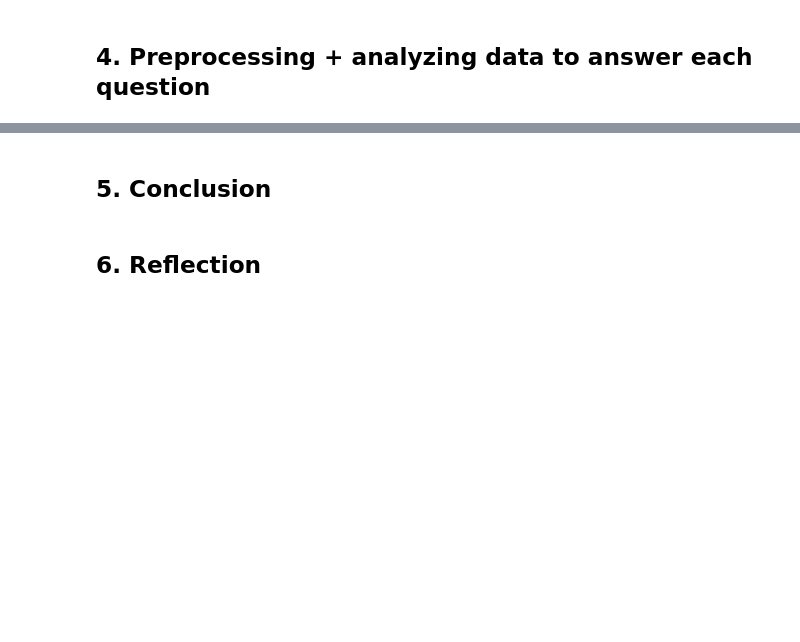
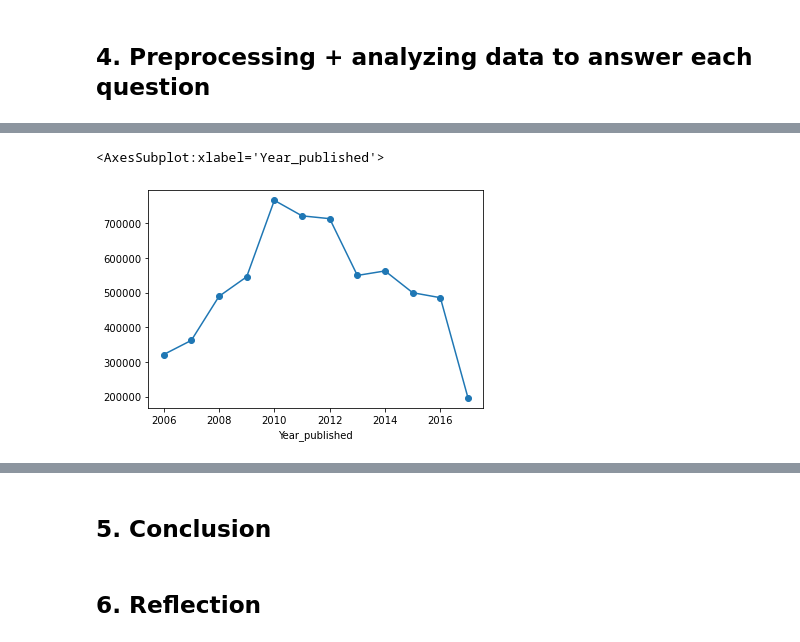
Before and after one commit to devlmhieu7521/LTKHDL_Final, a Jupyter notebook: project_final.ipynb, the cells around one changed output, grey strips where cells are left out. Saved outputs shown, nothing was run; the diff lists cells and outputs as text; code cells hidden in the pictures; blank space fills up the shorter version.

```diff
--- a/project_final.ipynb
+++ b/project_final.ipynb
@@ -140,3 +158,5 @@ dtype: object
+# %%
+ted_df['ratings'] = ted_df['ratings'].apply(lambda x : convert_to_list(x))
 # %% [markdown]
 ### Transform the data type of "film_date" and "published_date" to dataframe
 # %%
@@ -157,0 +218,15 @@ ted_df['ratings'][0]
+# %%
+def get_total_ratings(x):
+    total = 0
+    for i in x:
+        total = total + i['count']
+    return total
+ted_df['total_ratings'] = ted_df['ratings'].apply(lambda x : get_total_ratings(x))
+# %%
+def get_rating_negative(x):
+    total = 0
+    for i in x:
+        if i['name'] in ["Unconvincing","Obnoxious","Confusing", "Longwinded"]:
+            total = total + i['count']
+    return total
+ted_df['negative_ratings'] =ted_df['ratings'].apply(lambda x : get_rating_negative(x))
@@ -157,0 +242,9 @@ ted_df['ratings'][0]
+# %%
+ted_df['Year_published'] = ted_df['published_date'].dt.year
+# %%
+dt = ted_df.groupby('Year_published')['total_ratings'].sum()
+dt.plot.line(marker='o')
+#Unconvincing, obnoxious, confusing, longwinded
+# %% [output]
+<AxesSubplot:xlabel='Year_published'>
+[figure, added]
```
Also changed, not shown: parts of 21 cells of this notebook.
